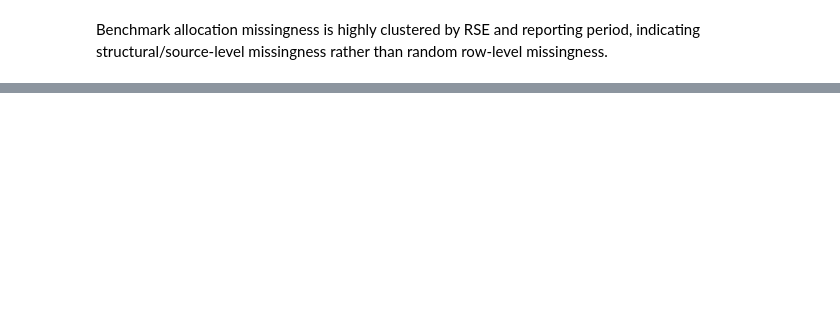
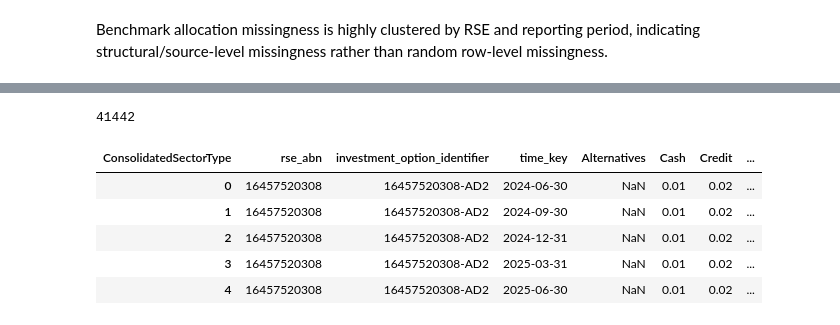
Before and after one commit to terra9/superannuation-performance-early-warning, a Jupyter notebook: notebooks/apra_data_audit.ipynb, the cells around one changed output, grey strips where cells are left out. Drawn from its saved outputs; the diff is of its cells as text; code cells hidden in the pictures; blank space fills up the shorter version.

Commit message:
Created option-period allocation base dataframe, total allocation excluding currency dataframe

```diff
--- a/notebooks/apra_data_audit.ipynb
+++ b/notebooks/apra_data_audit.ipynb
@@ -4919,0 +5268,64 @@ Benchmark allocation missingness is highly clustered by RSE and reporting period
+# %%
+# create option-period
+option_period_keys = [
+    "rse_abn",
+    "investment_option_identifier",
+    "time_key",
+]
+
+option_period_base = (
+    historical_saa[
+        option_period_keys
+    ]
+    .drop_duplicates()
+    .copy()
+)
+
+# check the amount again. It should be 41422
+len(option_period_base)
+# %% [output]
+41442
+# %%
+# separate Currency Exposure type to avoid allocation over 100% when aggregating it
+saa_asset_rows = historical_saa.loc[
+    ~historical_saa[
+        "InvestmentStrategicSectorType"
+    ].eq("Currency Exposure")
+].copy()
+# %%
+# aggregate it by keys and sector
+sector_allocation_long = (
+    saa_asset_rows
+    .groupby(
+        option_period_keys
+        + ["ConsolidatedSectorType"],
+        as_index=False,
+        dropna=False
+    )
+    .agg(
+        sector_allocation=(
+            "InvestmentBenchmarkAllocationPercent",
+            lambda x: x.sum(min_count=1)
+        )
+    )
+)
+
+# pivot sectors into features
+sector_allocation_wide = (
+    sector_allocation_long
+    .pivot(
+        index=option_period_keys,
+        columns="ConsolidatedSectorType",
+        values="sector_allocation"
+    )
+    .reset_index()
+)
+# %%
+sector_allocation_wide.head()
+# %% [output]
+| ConsolidatedSectorType | rse_abn | investment_option_identifier | time_key | Alternatives | Cash | Credit | ... |
+| 0 | 16457520308 | 16457520308-AD2 | 2024-06-30 | NaN | 0.01 | 0.02 | ... |
+| 1 | 16457520308 | 16457520308-AD2 | 2024-09-30 | NaN | 0.01 | 0.02 | ... |
+| 2 | 16457520308 | 16457520308-AD2 | 2024-12-31 | NaN | 0.01 | 0.02 | ... |
+| 3 | 16457520308 | 16457520308-AD2 | 2025-03-31 | NaN | 0.01 | 0.02 | ... |
+| 4 | 16457520308 | 16457520308-AD2 | 2025-06-30 | NaN | 0.01 | 0.02 | ... |
```
Also changed, not shown: parts of 42 cells of this notebook.
